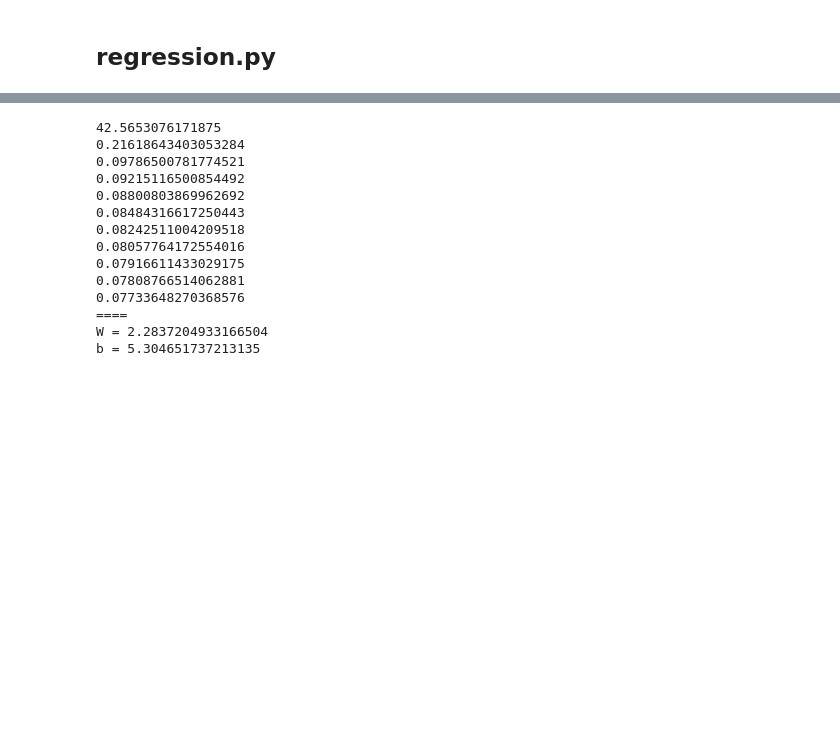
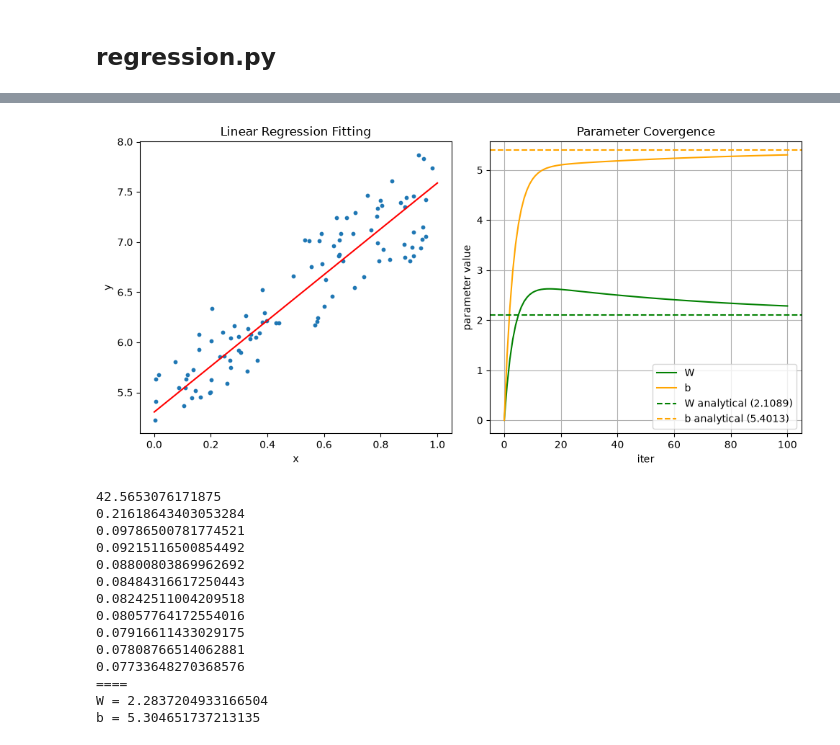
Before and after one commit to kyoropppp/2606_zero5, a Jupyter notebook: deep-learning-from-scratch-5/notebooks/06_pytorch.ipynb, the cells around one changed output, grey strips where cells are left out. Saved outputs shown, nothing was run; the diff lists cells and outputs as text; code cells hidden in the pictures; blank space fills up the shorter version.

Commit message:
nb06: add param-convergence vizualization in linear fitting

```diff
--- a/deep-learning-from-scratch-5/notebooks/06_pytorch.ipynb
+++ b/deep-learning-from-scratch-5/notebooks/06_pytorch.ipynb
@@ -334,0 +334,74 @@ plt.show()
+# %%
+W = torch.zeros((1, 1), requires_grad=True)
+b = torch.zeros(1, requires_grad=True)
+
+def predict(x):
+    y = x @ W + b
+    return y
+
+def mean_squared_error(x0, x1):
+    diff = x0 - x1
+    N = len(diff)
+    return torch.sum(diff ** 2) / N
+
+lr = 0.1
+iters = 100
+
+W_history = [W.item()]
+b_history = [b.item()]
+
+for i in range(iters):
+    y_hat = predict(x)
+    loss = mean_squared_error(y, y_hat)
+
+    loss.backward()
+
+    W.data -= lr * W.grad.data
+    b.data -= lr * b.grad.data
+
+    W.grad.zero_()
+    b.grad.zero_()
+
+    W_history.append(W.item())
+    b_history.append(b.item())
+
+    if i % 10 == 0: # print every 10 iterations
+        print(loss.item())
+
+print(loss.item())
+print('====')
+print('W =', W.item())
+print('b =', b.item())
+
+# analytical solution (OLS)
+import numpy as np
+coeffs = np.polyfit(x.detach().numpy().flatten(), y.detach().numpy().flatten(), 1)
+W_analytical, b_analytical = coeffs[0], coeffs[1]
+
+# plot
+import matplotlib.pyplot as plt
+fig, (ax1, ax2) = plt.subplots(1, 2, figsize=(10, 5))
+
+# left: scatter + fit line
+ax1.scatter(x.detach().numpy(), y.detach().numpy(), s=10)
+x_line = torch.tensor([[0.0], [1.0]])
+y_line = W.detach().numpy() * x_line.detach().numpy() + b.detach().numpy()
+ax1.plot(x_line, y_line, color='red')
+ax1.set_xlabel('x')
+ax1.set_ylabel('y')
+ax1.set_title('Linear Regression Fitting')
+
+# right: convergence to analytical solution
+ax2.plot(range(iters + 1), W_history, color='green', label='W')
+ax2.plot(range(iters + 1), b_history, color='orange', label='b')
+ax2.axhline(W_analytical, color='green', linestyle='--', label=f'W analytical ({W_analytical:.4f})')
+ax2.axhline(b_analytical, color='orange', linestyle='--', label=f'b analytical ({b_analytical:.4f})')
+ax2.set_xlabel('iter')
+ax2.set_ylabel('parameter value')
+ax2.set_title('Parameter Convergence')
+ax2.legend()
+ax2.grid()
+
+plt.tight_layout()
+plt.show()
+# %% [output]
@@ -334,0 +422 @@ plt.show()
+[figure, added]
```
Also changed, not shown: parts of 8 cells of this notebook.
